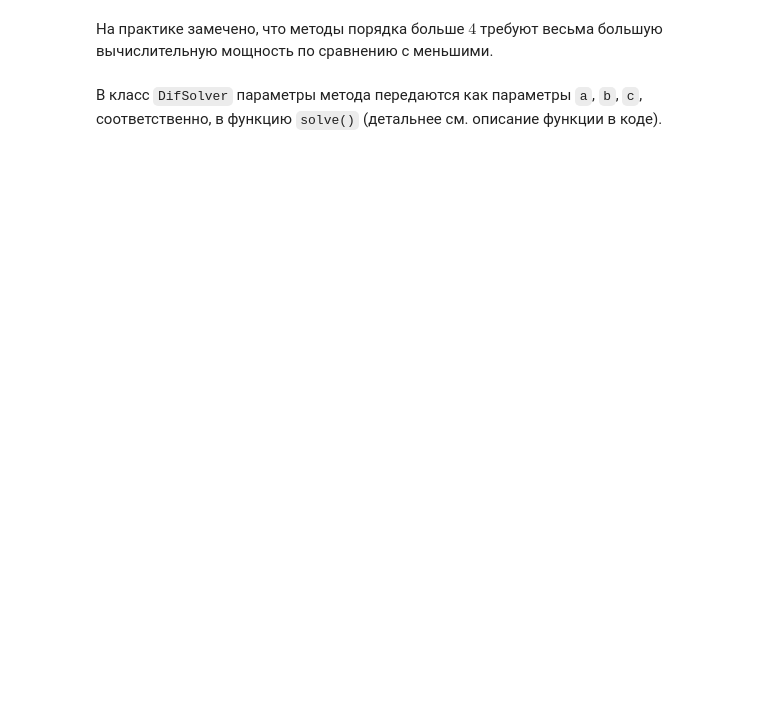
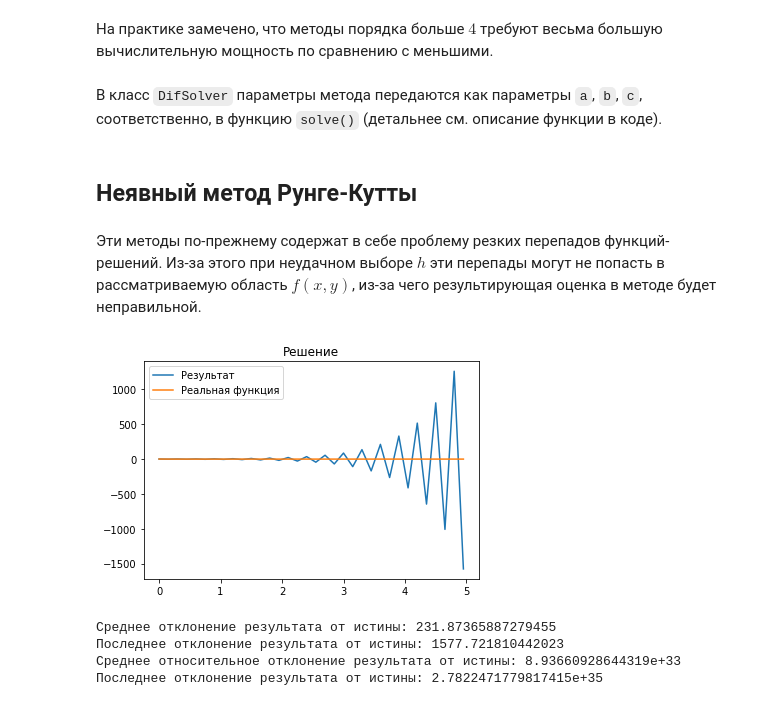
Before and after one commit to matveevk/Differential-Equations-Solver, a Jupyter notebook: runge_kutta_research.ipynb, the cells around one changed output. Drawn from its saved outputs; the diff is of its cells as text; code cells hidden in the pictures; blank space fills up the shorter version.

Commit message:
implicit euler implemented, described in ipynb

```diff
--- a/runge_kutta_research.ipynb
+++ b/runge_kutta_research.ipynb
@@ -256,3 +250,19 @@ $k_n = f\left(x_{n-1} + c_nh, y_{n-1} + h\left(\sum\limits_{i=1}^{n-1} a_{ni}k_i
 На практике замечено, что методы порядка больше $4$ требуют весьма большую вычислительную мощность по сравнению с меньшими.
 # %% [markdown]
 В класс `DifSolver` параметры метода передаются как параметры `a`, `b`, `c`, соответственно, в функцию `solve()` (детальнее см. описание функции в коде).
+# %% [markdown]
+## Неявный метод Рунге-Кутты
+# %% [markdown]
+Эти методы по-прежнему содержат в себе проблему резких перепадов функций-решений. Из-за этого при неудачном выборе $h$ эти перепады могут не попасть в рассматриваемую область $f(x, y)$, из-за чего результирующая оценка в методе будет неправильной.
+# %%
+ds = DifSolver(equation='dy/dt = -15*y', condition='y(0)=1')
+xs, ys = ds.solve(method='euler', breadth=5, step=0.15)
+
+ys_true = list(map(lambda x: math.exp(-15*x), xs))
+draw(xs, ys, ys_true)
+# %% [output]
+[figure, added]
+Среднее отклонение результата от истины: 231.87365887279455
+Последнее отклонение результата от истины: 1577.721810442023
+Среднее относительное отклонение результата от истины: 8.93660928644319e+33
+Последнее отклонение результата от истины: 2.7822471779817415e+35
```
Also changed, not shown: parts of 11 cells of this notebook, 1 other file.
